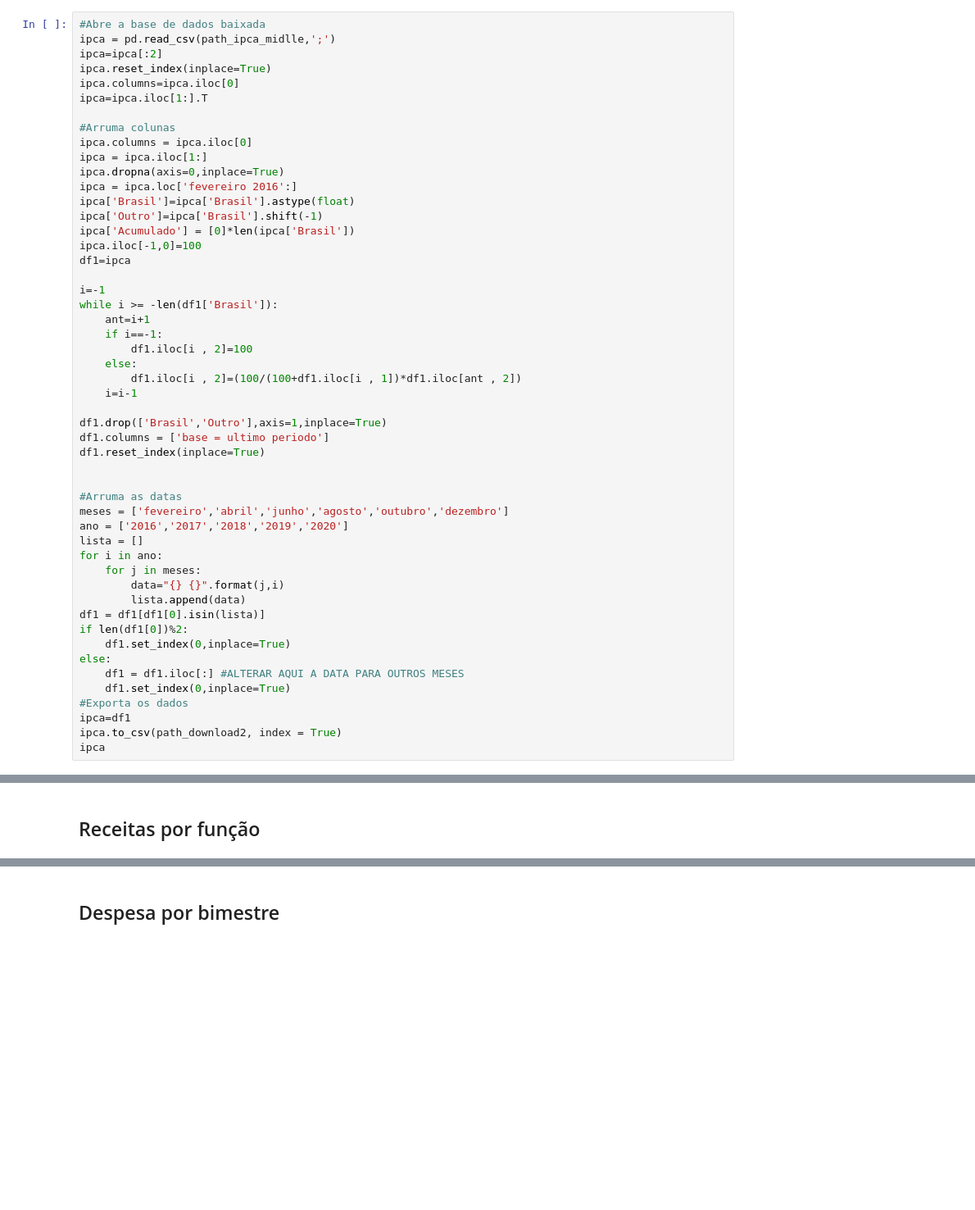
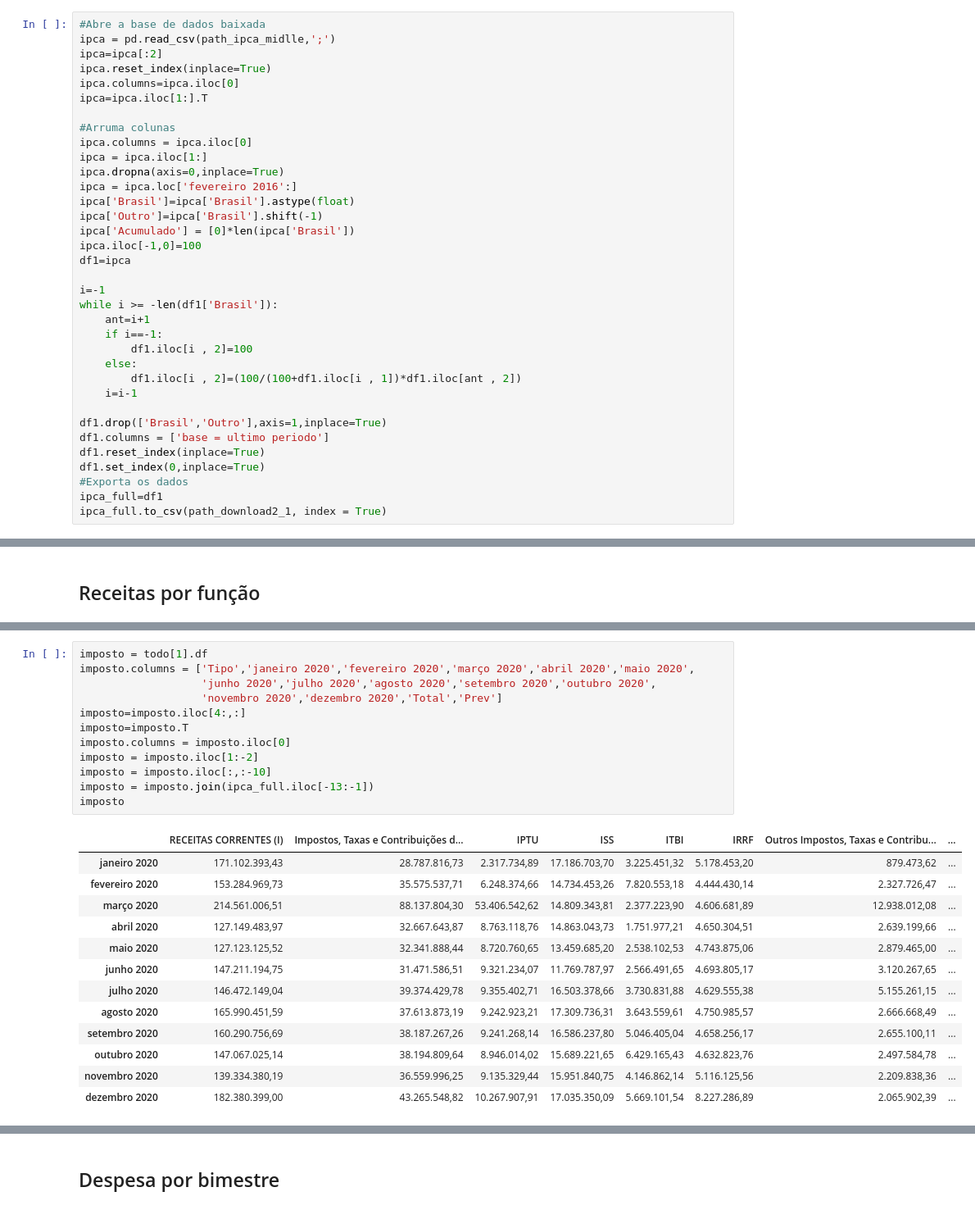
Before and after one commit to yanprada/platform-curiocidades, a Jupyter notebook: notebook/Cria as Tabelas.ipynb, the cells around one changed output, grey strips where cells are left out. Shown at 82% size. Drawn from its saved outputs; the diff is of its cells as text; blank space fills up the shorter version.

```diff
--- a/notebook/Cria as Tabelas.ipynb
+++ b/notebook/Cria as Tabelas.ipynb
@@ -276,23 +320,7 @@ while i >= -len(df1['Brasil']):
 df1.drop(['Brasil','Outro'],axis=1,inplace=True)
 df1.columns = ['base = ultimo periodo']
 df1.reset_index(inplace=True)
-
-
-#Arruma as datas
-meses = ['fevereiro','abril','junho','agosto','outubro','dezembro']
-ano = ['2016','2017','2018','2019','2020']
-lista = []
-for i in ano:
-    for j in meses:
-        data="{} {}".format(j,i)
-        lista.append(data)
-df1 = df1[df1[0].isin(lista)]
-if len(df1[0])%2:
-    df1.set_index(0,inplace=True)
-else:
-    df1 = df1.iloc[:] #ALTERAR AQUI A DATA PARA OUTROS MESES
-    df1.set_index(0,inplace=True)
+df1.set_index(0,inplace=True)
 #Exporta os dados
-ipca=df1
-ipca.to_csv(path_download2, index = True)
-ipca
+ipca_full=df1
+ipca_full.to_csv(path_download2_1, index = True)
@@ -478,0 +531,26 @@ See the caveats in the documentation: https://pandas.pydata.org/pandas-docs/stab
+# %%
+imposto = todo[1].df
+imposto.columns = ['Tipo','janeiro 2020','fevereiro 2020','março 2020','abril 2020','maio 2020',
+                   'junho 2020','julho 2020','agosto 2020','setembro 2020','outubro 2020',
+                   'novembro 2020','dezembro 2020','Total','Prev']
+imposto=imposto.iloc[4:,:]
+imposto=imposto.T
+imposto.columns = imposto.iloc[0]
+imposto = imposto.iloc[1:-2]
+imposto = imposto.iloc[:,:-10]
+imposto = imposto.join(ipca_full.iloc[-13:-1])
+imposto
+# %% [output]
+|  | RECEITAS CORRENTES (I) | Impostos, Taxas e Contribuições d... | IPTU | ISS | ITBI | IRRF | Outros Impostos, Taxas e Contribu... | ... |
+| janeiro 2020 | 171.102.393,43 | 28.787.816,73 | 2.317.734,89 | 17.186.703,70 | 3.225.451,32 | 5.178.453,20 | 879.473,62 | ... |
+| fevereiro 2020 | 153.284.969,73 | 35.575.537,71 | 6.248.374,66 | 14.734.453,26 | 7.820.553,18 | 4.444.430,14 | 2.327.726,47 | ... |
+| março 2020 | 214.561.006,51 | 88.137.804,30 | 53.406.542,62 | 14.809.343,81 | 2.377.223,90 | 4.606.681,89 | 12.938.012,08 | ... |
+| abril 2020 | 127.149.483,97 | 32.667.643,87 | 8.763.118,76 | 14.863.043,73 | 1.751.977,21 | 4.650.304,51 | 2.639.199,66 | ... |
+| maio 2020 | 127.123.125,52 | 32.341.888,44 | 8.720.760,65 | 13.459.685,20 | 2.538.102,53 | 4.743.875,06 | 2.879.465,00 | ... |
+| junho 2020 | 147.211.194,75 | 31.471.586,51 | 9.321.234,07 | 11.769.787,97 | 2.566.491,65 | 4.693.805,17 | 3.120.267,65 | ... |
+| julho 2020 | 146.472.149,04 | 39.374.429,78 | 9.355.402,71 | 16.503.378,66 | 3.730.831,88 | 4.629.555,38 | 5.155.261,15 | ... |
+| agosto 2020 | 165.990.451,59 | 37.613.873,19 | 9.242.923,21 | 17.309.736,31 | 3.643.559,61 | 4.750.985,57 | 2.666.668,49 | ... |
+| setembro 2020 | 160.290.756,69 | 38.187.267,26 | 9.241.268,14 | 16.586.237,80 | 5.046.405,04 | 4.658.256,17 | 2.655.100,11 | ... |
+| outubro 2020 | 147.067.025,14 | 38.194.809,64 | 8.946.014,02 | 15.689.221,65 | 6.429.165,43 | 4.632.823,76 | 2.497.584,78 | ... |
+| novembro 2020 | 139.334.380,19 | 36.559.996,25 | 9.135.329,44 | 15.951.840,75 | 4.146.862,14 | 5.116.125,56 | 2.209.838,36 | ... |
+| dezembro 2020 | 182.380.399,00 | 43.265.548,82 | 10.267.907,91 | 17.035.350,09 | 5.669.101,54 | 8.227.286,89 | 2.065.902,39 | ... |
```
Also changed, not shown: parts of 28 cells of this notebook, 23 other files.
